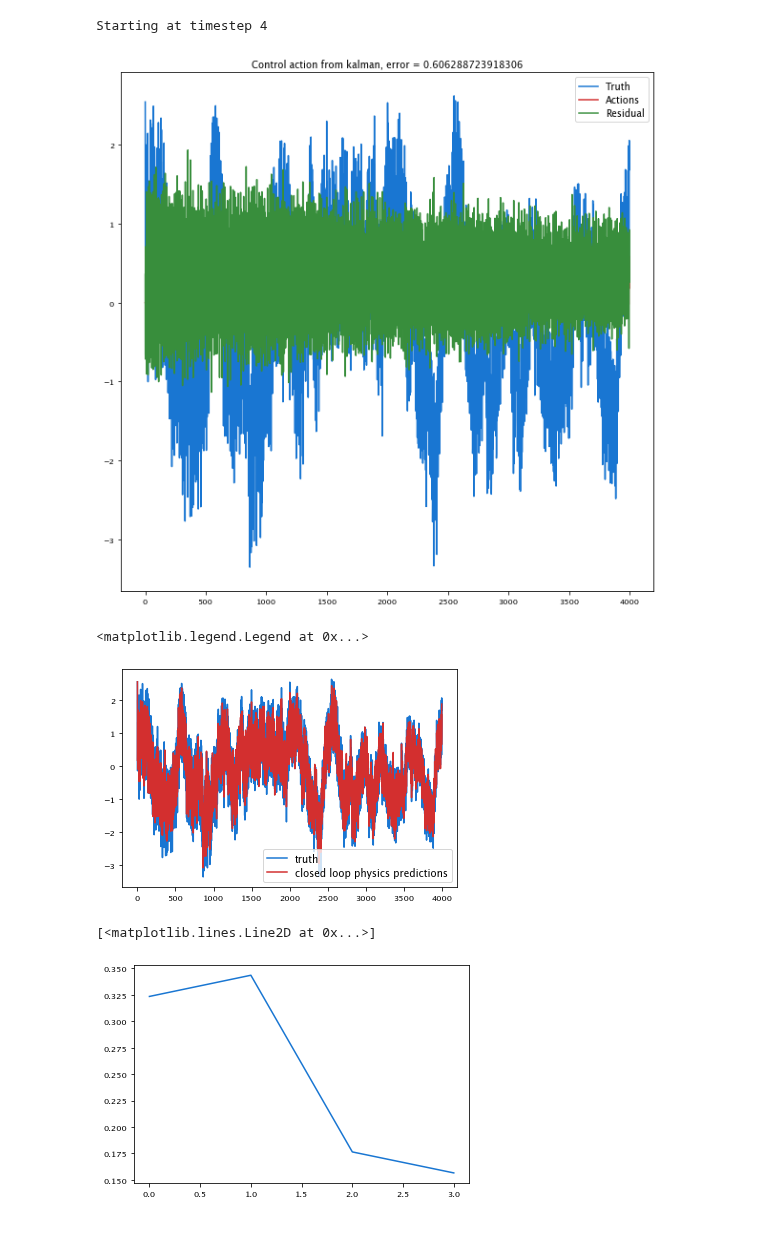
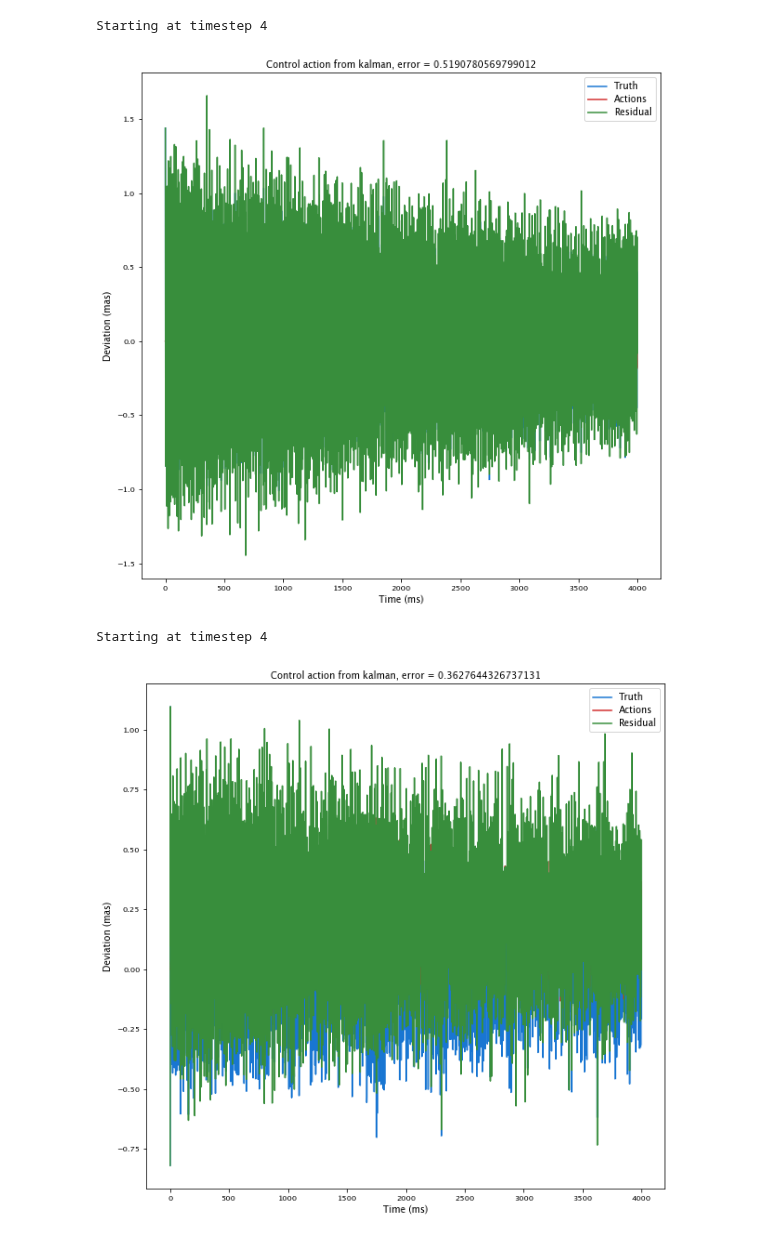
Before and after one commit to aditya-sengupta/tip-tilt-control, a Jupyter notebook: control/dev/final_visualizer.ipynb, the cells around one changed output. Cells and saved outputs as stored; diff of their text form; code cells hidden in the pictures.

```diff
--- a/control/dev/final_visualizer.ipynb
+++ b/control/dev/final_visualizer.ipynb
@@ -3,4 +3,6 @@
 
 from controller import *
 %matplotlib inline
+truth_x = np.load('./combined.npy')[:size,0]
+truth_y = np.load('./combined.npy')[:size,1]
 # %%
@@ -16,20 +28,14 @@ Starting at timestep 3
 # %%
-run, predict = vibe.kfilter.run(truth[:steps] + np.random.normal(0, 0.06, (steps,)), save_physics=True)
-show_control('kalman', truth - run)
+run, predict = vibe.kfilter.run(truth_x + np.random.normal(0, 0.06, (size,)), save_physics=True)
+res_x = truth_x - run
+show_control('kalman', res_x)
 # %% [output]
 Starting at timestep 4
-[figure, old version]
+[figure, new version]
 # %%
-run, predict = vibe.kfilter.run(truth[:steps] + np.random.normal(0, 0.06, (steps,)), save_physics=True)
-#plt.plot(run, label = 'kfilter output')
-plt.plot(truth[:steps], label='truth')
-plt.plot(predict, label='closed loop physics predictions')
-plt.legend()
+run, predict = vibe.kfilter.run(truth_y + np.random.normal(0, 0.06, (size,)), save_physics=True)
+res_y = truth_y - predict
+show_control('kalman', res_y)
 # %% [output]
-<matplotlib.legend.Legend at 0x...>
+Starting at timestep 4
-[figure, old version]
+[figure, new version]
-# %%
-plt.plot(kalman.kfilter.A[0])
-# %% [output]
-[<matplotlib.lines.Line2D at 0x...>]
-[figure, removed]
```
Also changed, not shown: parts of 5 cells of this notebook, 19 other files.
